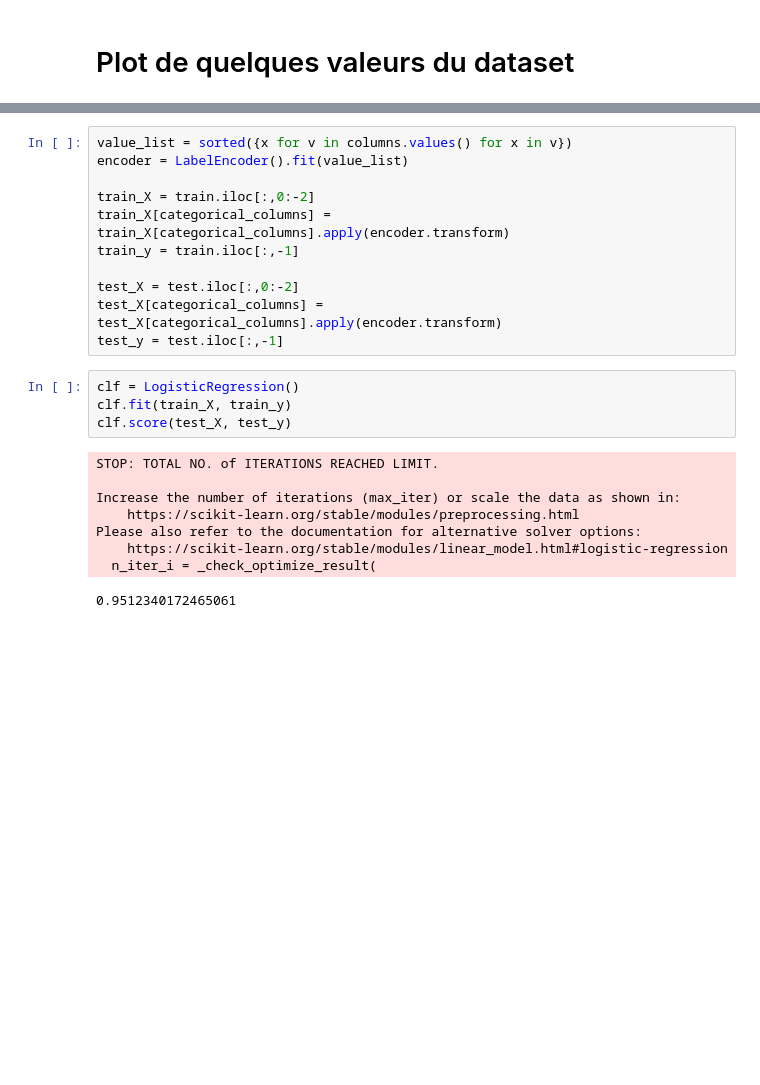
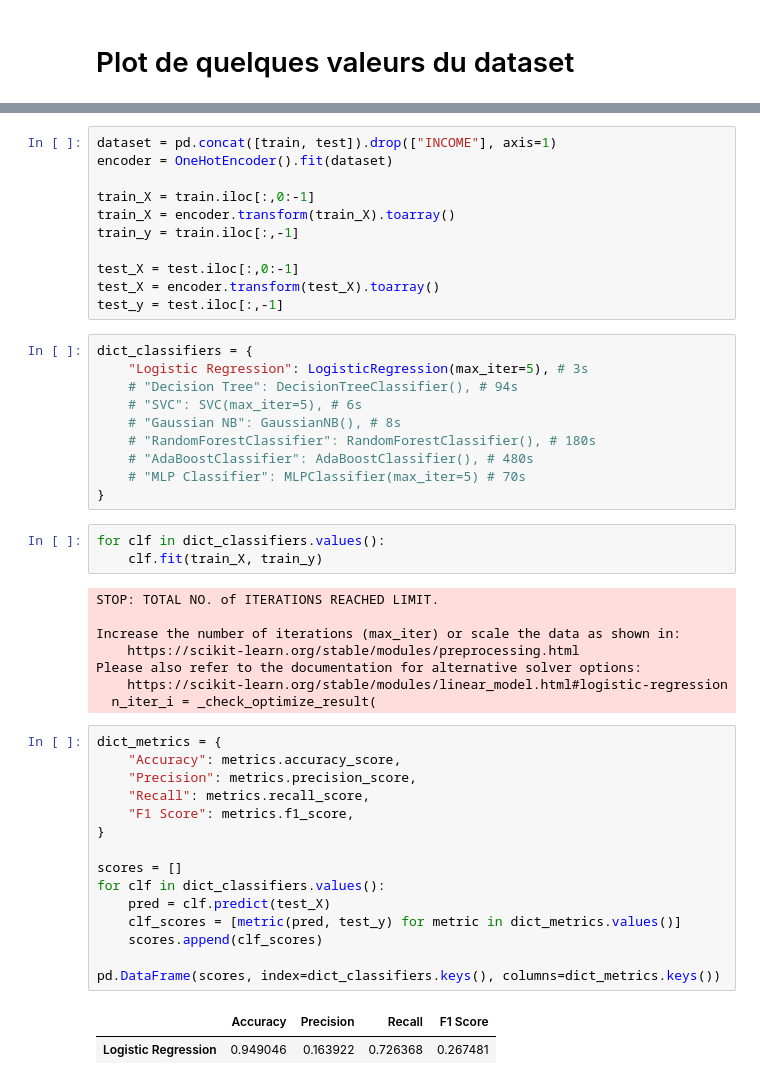
Before and after one commit to LucasVascovici/chronotruck, a Jupyter notebook: chronotruck.ipynb, the cells around one changed output, grey strips where cells are left out. Cells and saved outputs as stored; diff of their text form; blank space fills up the shorter version.

Commit message:
Adding classifiers and some comments

```diff
--- a/chronotruck.ipynb
+++ b/chronotruck.ipynb
@@ -189,24 +169,50 @@ plt.show()
 # %%
-value_list = sorted({x for v in columns.values() for x in v})
-encoder = LabelEncoder().fit(value_list)
+dataset = pd.concat([train, test]).drop(["INCOME"], axis=1)
+encoder = OneHotEncoder().fit(dataset)
 
-train_X = train.iloc[:,0:-2]
-train_X[categorical_columns] = train_X[categorical_columns].apply(encoder.transform)
+train_X = train.iloc[:,0:-1]
+train_X = encoder.transform(train_X).toarray()
 train_y = train.iloc[:,-1]
 
-test_X = test.iloc[:,0:-2]
-test_X[categorical_columns] = test_X[categorical_columns].apply(encoder.transform)
+test_X = test.iloc[:,0:-1]
+test_X = encoder.transform(test_X).toarray()
 test_y = test.iloc[:,-1]
-# %%
-clf = LogisticRegression()
-clf.fit(train_X, train_y)
-clf.score(test_X, test_y)
-# %% [output]
-STOP: TOTAL NO. of ITERATIONS REACHED LIMIT.
-
-Increase the number of iterations (max_iter) or scale the data as shown in:
-    https://scikit-learn.org/stable/modules/preprocessing.html
-Please also refer to the documentation for alternative solver options:
-    https://scikit-learn.org/stable/modules/linear_model.html#logistic-regression
-  n_iter_i = _check_optimize_result(
-0.9512340172465061
+# %%
+dict_classifiers = {
+    "Logistic Regression": LogisticRegression(max_iter=5), # 3s
+    # "Decision Tree": DecisionTreeClassifier(), # 94s
+    # "SVC": SVC(max_iter=5), # 6s
+    # "Gaussian NB": GaussianNB(), # 8s
+    # "RandomForestClassifier": RandomForestClassifier(), # 180s
+    # "AdaBoostClassifier": AdaBoostClassifier(), # 480s
+    # "MLP Classifier": MLPClassifier(max_iter=5) # 70s
+}
+# %%
+for clf in dict_classifiers.values():
+    clf.fit(train_X, train_y)
+# %% [output]
+STOP: TOTAL NO. of ITERATIONS REACHED LIMIT.
+
+Increase the number of iterations (max_iter) or scale the data as shown in:
+    https://scikit-learn.org/stable/modules/preprocessing.html
+Please also refer to the documentation for alternative solver options:
+    https://scikit-learn.org/stable/modules/linear_model.html#logistic-regression
+  n_iter_i = _check_optimize_result(
+# %%
+dict_metrics = {
+    "Accuracy": metrics.accuracy_score,
+    "Precision": metrics.precision_score,
+    "Recall": metrics.recall_score,
+    "F1 Score": metrics.f1_score,
+}
+
+scores = []
+for clf in dict_classifiers.values():
+    pred = clf.predict(test_X)
+    clf_scores = [metric(pred, test_y) for metric in dict_metrics.values()]
+    scores.append(clf_scores)
+
+pd.DataFrame(scores, index=dict_classifiers.keys(), columns=dict_metrics.keys())
+# %% [output]
+|  | Accuracy | Precision | Recall | F1 Score |
+| Logistic Regression | 0.949046 | 0.163922 | 0.726368 | 0.267481 |
```
Also changed, not shown: parts of 11 cells of this notebook.
